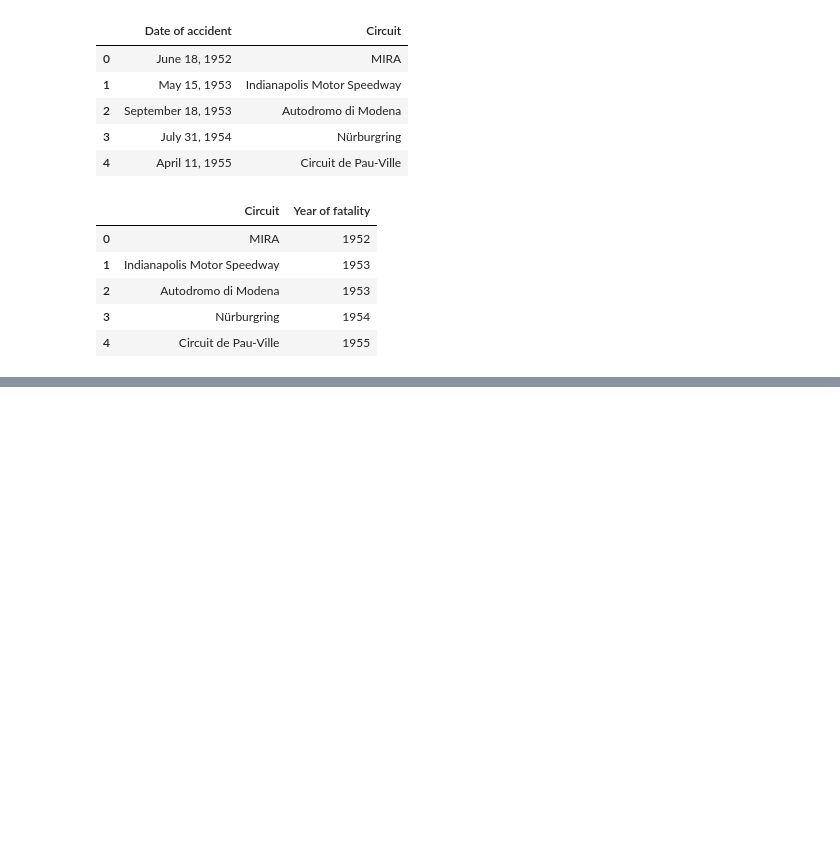
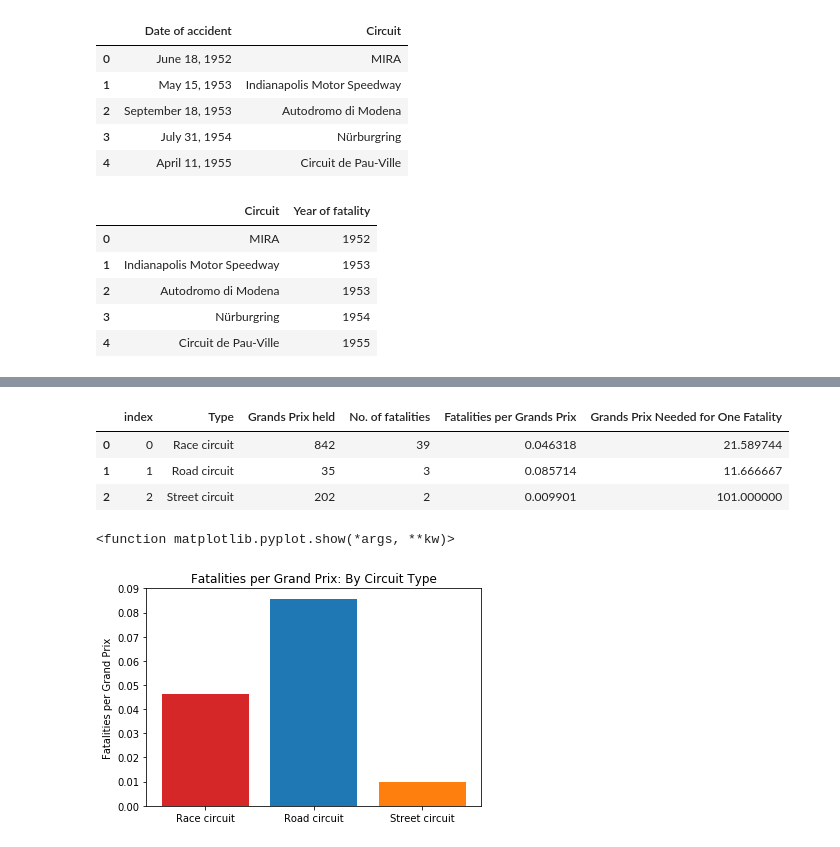
Before and after one commit to oli124/F1_safety, a Jupyter notebook: circuit_type_injuries_fatalities.ipynb, the cells around one changed output, grey strips where cells are left out. Saved outputs shown, nothing was run; the diff lists cells and outputs as text; code cells hidden in the pictures; blank space fills up the shorter version.

```diff
--- a/circuit_type_injuries_fatalities.ipynb
+++ b/circuit_type_injuries_fatalities.ipynb
@@ -105,8 +152,8 @@ memory usage: 3.1+ KB
 # %%
 # Exclude data which does not have an entry for "Year of fatality", implying no fatalities
 # have occurred at that track.
-clean_df = merged_df.dropna()
-clean_df.count()
+fatal_events_df = merged_df.dropna()
+fatal_events_df.count()
 # %% [output]
 Circuit             44
 Type                44
@@ -134,0 +183,7 @@ clean_df
+# %%
+# By grouping this data we can determine the number of fatalities by circuit type
+group_type_df = fatal_events_df.groupby(['Type'])
+fatalities_per_circuit_type_df = group_type_df.count()
+fatalities_per_circuit_type_df
+
+# Interestingly, race circuits account for the vast majority of deaths, rather than road ro street circuits.
@@ -134,0 +274,6 @@ clean_df
+# %%
+# Merge event per ciruit type df and fatalities per circuit type df.
+final_df = pd.merge(event_per_circuit_type_df, fatalities_per_circuit_type_df, on='Type', how='left')
+final_df = final_df.drop(['Circuit','Grands Prix held_y'], axis=1)
+final_df = final_df.rename(columns={'Grands Prix held_x':'Grands Prix held', 'Year of fatality':'No. of fatalities'})
+final_df
@@ -134,0 +286,20 @@ clean_df
+# %%
+final_df['Fatalities per Grands Prix'] = final_df['No. of fatalities']/final_df['Grands Prix held']
+final_df['Grands Prix Needed for One Fatality'] = final_df['Grands Prix held']/final_df['No. of fatalities']
+final_df = final_df.reset_index()
+final_df
+# %% [output]
+|  | index | Type | Grands Prix held | No. of fatalities | Fatalities per Grands Prix | Grands Prix Needed for One Fatality |
+| 0 | 0 | Race circuit | 842 | 39 | 0.046318 | 21.589744 |
+| 1 | 1 | Road circuit | 35 | 3 | 0.085714 | 11.666667 |
+| 2 | 2 | Street circuit | 202 | 2 | 0.009901 | 101.000000 |
+# %%
+# Relative frequency of fatalities at GP event by circuit type
+bar_colors = ['tab:red', 'tab:blue', 'tab:orange']
+plt.bar(final_df['Type'], final_df['Fatalities per Grands Prix'], color= bar_colors)
+plt.title('Fatalities per Grand Prix: By Circuit Type')
+plt.ylabel('Fatalities per Grand Prix')
+plt.show
+# %% [output]
+<function matplotlib.pyplot.show(*args, **kw)>
+[figure, added]
```
Also changed, not shown: parts of 19 cells of this notebook, 1 other file.
